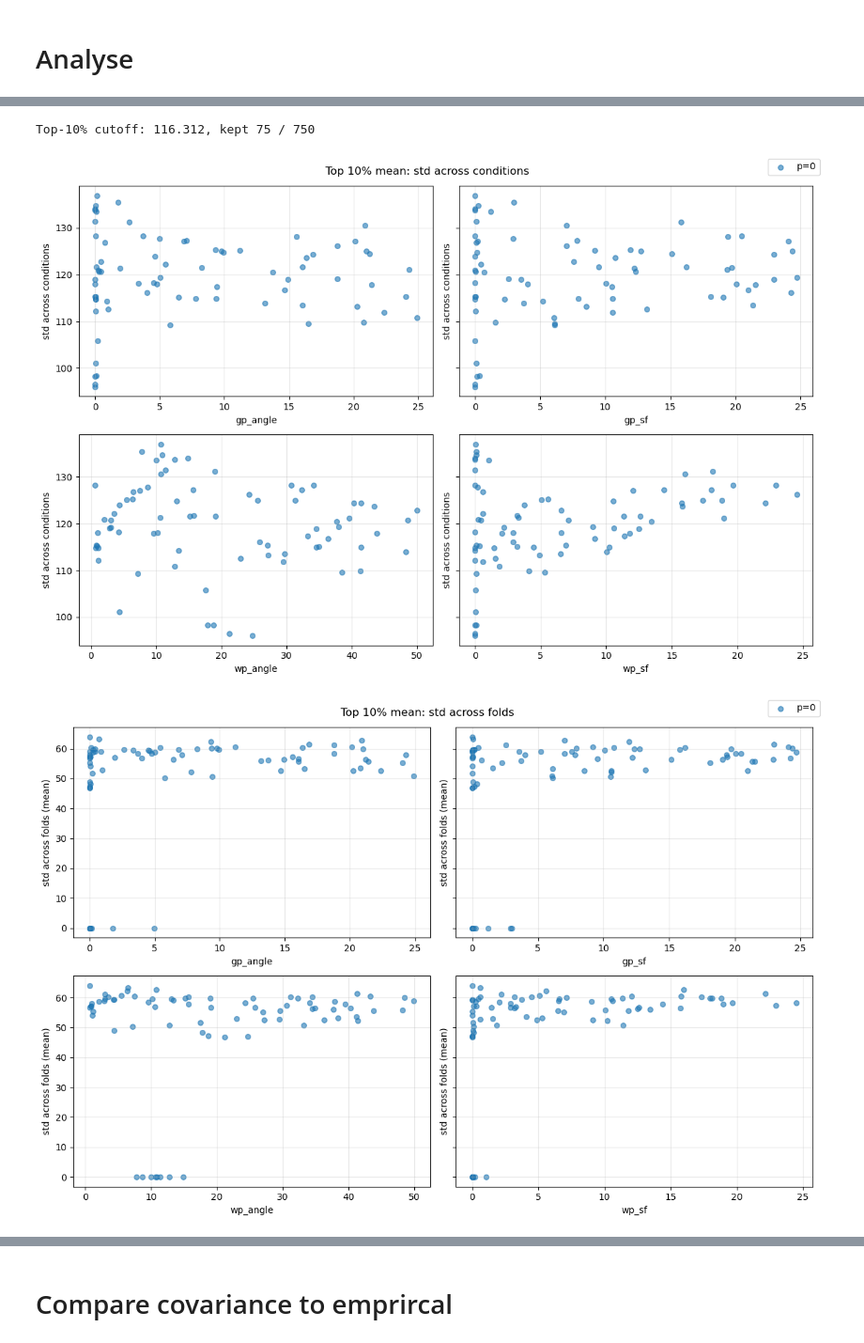
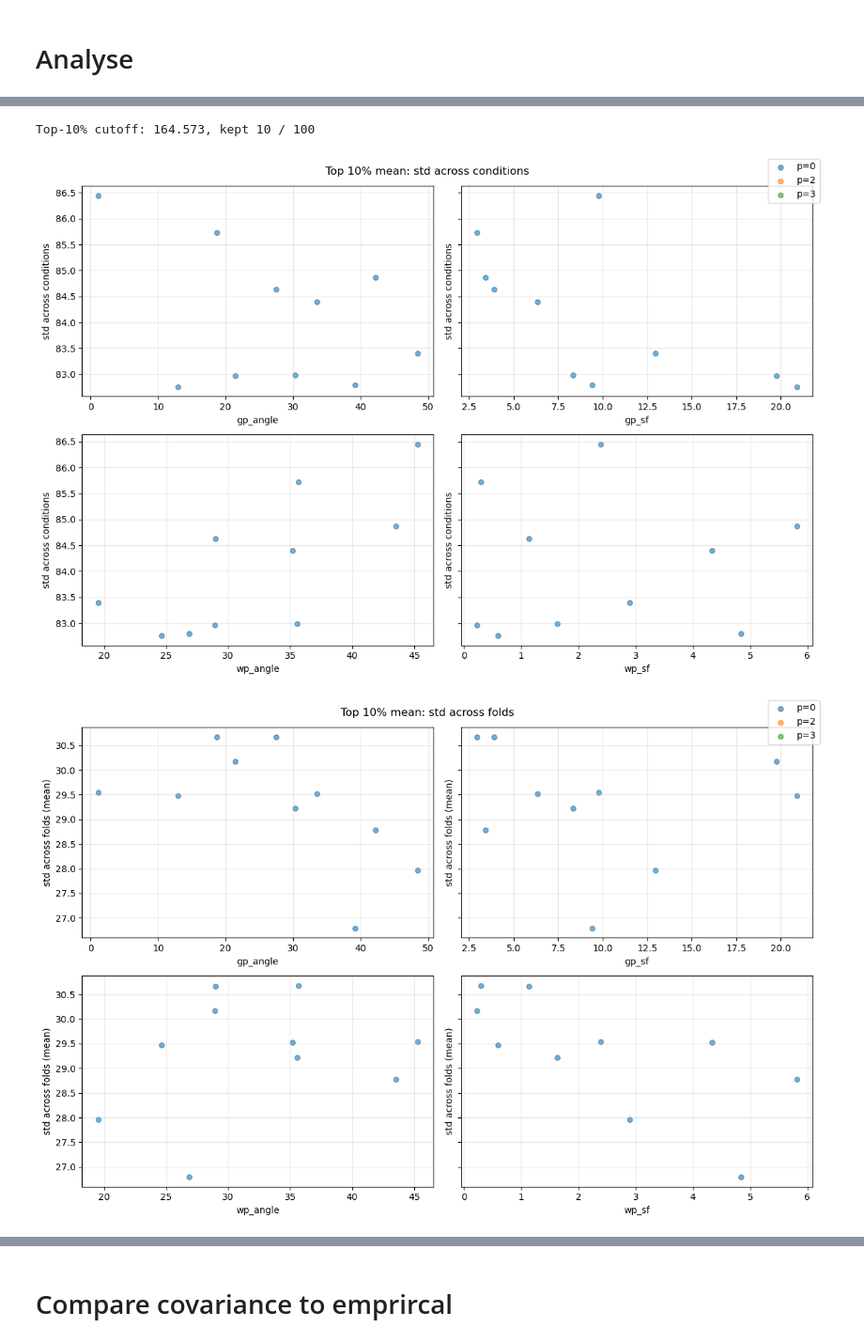
Before and after one commit to scastedo/wishart-process, a Jupyter notebook: test_run_data.ipynb, the cells around one changed output, grey strips where cells are left out. Shown at 94% size. Drawn from its saved outputs; the diff is of its cells as text; code cells hidden in the pictures.

Commit message:
lecuona one last try

```diff
--- a/test_run_data.ipynb
+++ b/test_run_data.ipynb
@@ -530,12 +595,12 @@ print(mu_hat.shape)
 print(x_tr.shape)
 print(x_tr[0,:])
 # indices in xfull where first index is -1
-indices = jnp.where(x_tr[:,1] == ((0.02)))[0]
+indices = jnp.where(x_tr[:,1] == (np.log2(0.02)))[0]
 print(indices)
 mu_ring = mu_hat[indices,:]
 sigma_ring = sigma_hat[indices,:,:]
 Y_RING = y_tr[:,indices,:]#.reshape(K*C1,-1)
-
+print(Y_RING.shape, mu_ring.shape, sigma_ring.shape)
 
 visualizations.visualize_pc(
     mu_ring[:,None],
@@ -543,6 +608,7 @@ visualizations.visualize_pc(
     pc=Y_RING.reshape(K*C1,-1),
     title_str="Averaged over C2 (ring over C1, jittered predictive)",
     dotsize=12,
+    std = 0.5
 )
 # %% [output]
 (60, 137)
@@ -823,8 +917,10 @@ import json
 files = [
     # "outputs/hyperparam_cv_results_feb_gonz_further.json",  # change
     # "outputs/hyperparam_cv_results_lecona_feb_further.json",  # change
-    "outputs/hyperparam_cv_results_feb_12_lec.json",  # change
-    "outputs/hyperparam_cv_results_feb_12.json",  #
+    # "outputs/hyperparam_cv_results_feb_12_lec.json",  # change
+    # "outputs/hyperparam_cv_results_feb_12.json",  #
+    "outputs/hyperparam_cv_results_feb_17.json",
+    "outputs/hyperparam_cv_results_feb_17_gonz.json",
 ]
 
 
@@ -878,7 +974,7 @@ ps = sorted({int(e["p"]) for e in entries})
 fig, axes = plt.subplots(2, 2, figsize=(12, 8), sharey=True)
 axes = axes.ravel()
 #keep only p=0
-ps = [0]
+ps = [0,1,2,3,4]
 for ax, key in zip(axes, lambda_keys):
     for p in ps:
         xs = [e["lambdas"][key] for e in entries if int(e["p"]) == p]
@@ -888,7 +984,7 @@ for ax, key in zip(axes, lambda_keys):
     # ax.set_xscale("log")  # log x helps see range
     ax.set_xlabel(key)
     ax.set_ylabel("mean log-likelihood")
-    # ax.set_ylim(0,None)
+    ax.set_ylim(140,None)
     ax.grid(True, alpha=0.3)
 
 handles, labels = axes[0].get_legend_handles_labels()
@@ -918,7 +1014,7 @@ for ax, key in zip(axes, lambda_keys):
             ys.append(e["mean"])
             # std across folds using fold score_mean
             fold_means = [f["score_mean"] for f in e["folds"]]
-            yerr.append(np.std(fold_means))
+            yerr.append(np.std(fold_means)/np.sqrt(len(fold_means)))  # SEM
 
         ax.errorbar(xs, ys, yerr=yerr, fmt="o", alpha=0.2, label=f"p={p}")
 
@@ -927,7 +1023,7 @@ for ax, key in zip(axes, lambda_keys):
 
     ax.set_xlabel(key)
     ax.set_ylabel("mean log-likelihood")
-    ax.set_ylim(135, 200)
+    ax.set_ylim(50, 200)
     ax.grid(True, alpha=0.3)
     # ax.set_xscale('log')
 
@@ -941,15 +1037,4 @@ plt.show()
 # %%
-import json
-import numpy as np
-import matplotlib.pyplot as plt
-
-files = [
-    "outputs/hyperparam_cv_results_feb_gonz_further.json",
-    "outputs/hyperparam_cv_results_lecona_feb_further.json",
-    "outputs/hyperparam_cv_results_feb_12_lec.json",
-    "outputs/hyperparam_cv_results_lecuona_large_feb6.json",
-]
-
 entries = []
 for f in files:
     with open(f, "r") as fh:
@@ -1029,34 +1114,34 @@ for ax, key in zip(axes, lambda_keys):
     ax.set_ylabel("std across folds (mean)")
     ax.grid(True, alpha=0.3)
 
 handles, labels = axes[0].get_legend_handles_labels()
 fig.legend(handles, labels, loc="upper right")
 fig.suptitle("Top 10% mean: std across folds")
 plt.tight_layout()
 plt.show()
 
 #print of the top entries print the top 5 smallest std across conditions among the top 10% mean entries
 top_entries_sorted = sorted(top_entries, key=lambda e: e["std_conditions"])
 print("\nTop 5 smallest std across conditions (among top 10% mean):")
 for i, e in enumerate(top_entries_sorted[:10], 1):
     print(f"{i}) mean={e['mean']:.4f}, std_cond={e['std_conditions']:.4f}, p={e['p']}, lambdas={e['lambdas']}")
 
 # print the top 5 smallest std across folds among the top 10% mean entries
 top_entries_sorted_folds = sorted(top_entries, key=lambda e: e["std_folds"])
 print("\nTop 5 smallest std across folds (among top 10% mean):")
 for i, e in enumerate(top_entries_sorted_folds[:10], 1):
     print(f"{i}) mean={e['mean']:.4f}, std_folds={e['std_folds']:.4f}, p={e['p']}, lambdas={e['lambdas']}")
 
 
 
 # Smallest condition std for entries with fold std<1
 filtered = [e for e in top_entries if e["std_folds"] < 1.0]
 filtered_sorted = sorted(filtered, key=lambda e: e["std_conditions"])
 print("\nTop 5 smallest std across conditions (fold std < 1):")
 for i, e in enumerate(filtered_sorted[:10], 1):
     print(f"{i}) mean={e['mean']:.4f}, std_cond={e['std_conditions']:.4f}, std_folds={e['std_folds']:.4f}, p={e['p']}, lambdas={e['lambdas']}")
 # %% [output]
-Top-10% cutoff: 116.312, kept 75 / 750
+Top-10% cutoff: 164.573, kept 10 / 100
-[figure, old version]
+[figure, new version]
-[figure, old version]
+[figure, new version]
 Top 5 smallest std across conditions (among top 10% mean):
```
Also changed, not shown: parts of 33 cells of this notebook, 3 other files.
